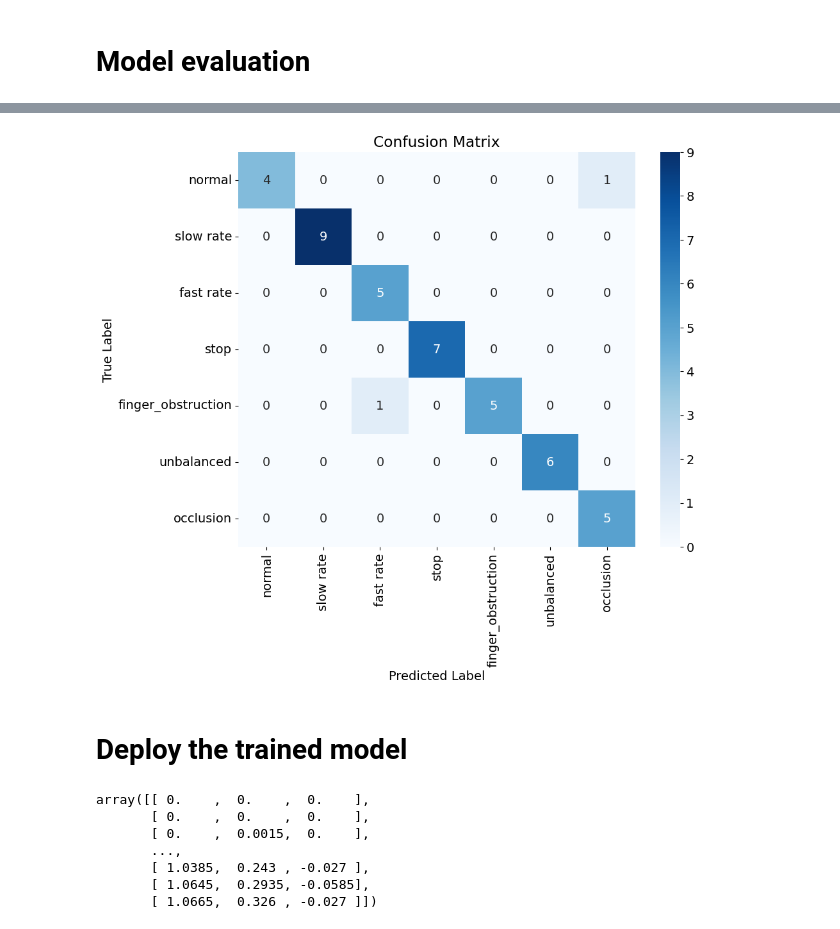
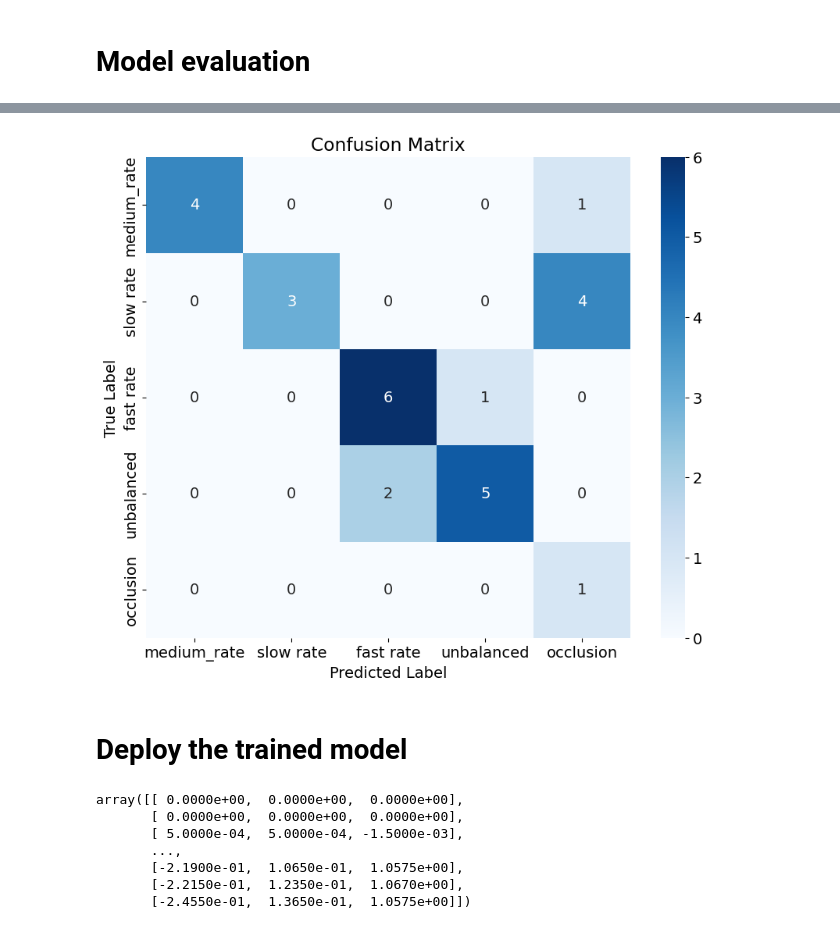
Before and after one commit to dauhoangganh/ADXL382_Pico_Streamlit_Example, a Jupyter notebook: CNN_LSTM_stepping_motor_fault_classification_2.ipynb, the cells around one changed output, grey strips where cells are left out. Cells and saved outputs as stored; diff of their text form; code cells hidden in the pictures.

```diff
--- a/CNN_LSTM_stepping_motor_fault_classification_2.ipynb
+++ b/CNN_LSTM_stepping_motor_fault_classification_2.ipynb
@@ -68,15 +68,19 @@ SLOW_RATE_FILE_NAMES = glob.glob(str(INPUT_DATA_DIR)+'/Slow_rate/*.csv')
 FAST_RATE_FILE_NAMES = glob.glob(str(INPUT_DATA_DIR)+'/Fast_rate/*.csv')
 # STOP_FILE_NAMES = glob.glob(str(INPUT_DATA_DIR)+'/Stop/*.csv')
 # FINGER_OBSTRUCTION_FILE_NAMES = glob.glob(str(INPUT_DATA_DIR)+'/Finger_obstruction/*.csv')
-UNBALANCED_FILE_NAMES = glob.glob(str(INPUT_DATA_DIR)+'/Unbalanced/*.csv')
+UNBALANCED_FILE_NAMES = glob.glob(str(INPUT_DATA_DIR)+'/Unbalance/*.csv')
 OCCLUSION_FILE_NAMES = glob.glob(str(INPUT_DATA_DIR)+'/Occlusion/*.csv')
 # Output data path
 OUTPUT_DATA_DIR = Path('/content/drive/MyDrive/checkpoints')
 OUTPUT_DATA_FILE = OUTPUT_DATA_DIR / Path('raw_data.p')
 
+# Dataset = namedtuple(
+#     'Dataset',
+#     'medium_rate slow_rate fast_rate stop finger_obstruction unbalanced occlusion'
+#     )
 Dataset = namedtuple(
     'Dataset',
-    'medium_rate slow_rate fast_rate stop finger_obstruction unbalanced occlusion'
+    'medium_rate slow_rate fast_rate unbalanced occlusion'
     )
 # %%
 from pathlib import Path
@@ -430,7 +446,7 @@ OPTIMIZER = 'adam'
 EPOCHS = 300
 
 # Multi-class classification
-OUTPUT_SIZE = 7 #7 labels for classification
+OUTPUT_SIZE = 5 #5 labels for classification
 ACTIVATION = 'softmax'
 LOSS_FUNCTION = 'sparse_categorical_crossentropy'
 
@@ -438,7 +454,7 @@ LOSS_FUNCTION = 'sparse_categorical_crossentropy'
 OUTPUT_MODEL_DIR = Path('/content/drive/MyDrive/output')
 
 # Scaler file path
-OUTPUT_SCALER_FILE = OUTPUT_MODEL_DIR / Path('scaler_2.pkl')
+OUTPUT_SCALER_FILE = OUTPUT_MODEL_DIR / Path('scaler.pkl')
 # %%
 def get_save_train_test_data(raw_data: Dataset, n_noise_points = 50) -> ProcessedDataset:
     '''
@@ -448,6 +464,7 @@ def get_save_train_test_data(raw_data: Dataset, n_noise_points = 50) -> Processe
     params:
     ---
     dataset (Dataset): raw data set from data_acquisition module
+    n_noise_points : number of data points to remove at the beginning of the dataset due to ringing
 
     returns:
     ---
@@ -465,8 +482,8 @@ def get_save_train_test_data(raw_data: Dataset, n_noise_points = 50) -> Processe
         data_medium_rate = _downSampler(raw_data.medium_rate[:, n_noise_points:, :], 0, RESAMPLE_RATE)
         data_slow_rate = _downSampler(raw_data.slow_rate[:, n_noise_points:, :], 0, RESAMPLE_RATE)
         data_fast_rate = _downSampler(raw_data.fast_rate[:, n_noise_points:, :], 0, RESAMPLE_RATE)
-        data_stop = _downSampler(raw_data.stop[:, n_noise_points:, :], 0, RESAMPLE_RATE)
-        data_finger_obstruction = _downSampler(raw_data.finger_obstruction[:, n_noise_points:, :], 0, RESAMPLE_RATE)
+        # data_stop = _downSampler(raw_data.stop[:, n_noise_points:, :], 0, RESAMPLE_RATE)
+        # data_finger_obstruction = _downSampler(raw_data.finger_obstruction[:, n_noise_points:, :], 0, RESAMPLE_RATE)
         data_unbalanced = _downSampler(raw_data.unbalanced[:, n_noise_points:, :], 0, RESAMPLE_RATE)
         data_occlusion = _downSampler(raw_data.occlusion[:, n_noise_points:, :], 0, RESAMPLE_RATE)
 
@@ -474,8 +491,8 @@ def get_save_train_test_data(raw_data: Dataset, n_noise_points = 50) -> Processe
         data_medium_rate = apply_wiener_filter(data_medium_rate)
         data_slow_rate = apply_wiener_filter(data_slow_rate)
         data_fast_rate = apply_wiener_filter(data_fast_rate)
-        data_stop = apply_wiener_filter(data_stop)
-        data_finger_obstruction = apply_wiener_filter(data_finger_obstruction)
+        # data_stop = apply_wiener_filter(data_stop)
+        # data_finger_obstruction = apply_wiener_filter(data_finger_obstruction)
         data_unbalanced = apply_wiener_filter(data_unbalanced)
         data_occlusion = apply_wiener_filter(data_occlusion)
 
@@ -483,14 +500,14 @@ def get_save_train_test_data(raw_data: Dataset, n_noise_points = 50) -> Processe
         y_1 = np.zeros(int(len(data_medium_rate)), dtype=int)
         y_2 = np.full(int(len(data_slow_rate)), 1)
         y_3 = np.full(int(len(data_fast_rate)), 2)
-        y_4 = np.full(int(len(data_stop)), 3)
-        y_5 = np.full(int(len(data_finger_obstruction)), 4)
-        y_6 = np.full(int(len(data_unbalanced)), 5)
-        y_7 = np.full(int(len(data_occlusion)), 6)
+        # y_4 = np.full(int(len(data_stop)), 3)
+        # y_5 = np.full(int(len(data_finger_obstruction)), 4)
+        y_4 = np.full(int(len(data_unbalanced)), 3)
+        y_5 = np.full(int(len(data_occlusion)), 4)
 
-        y = np.concatenate((y_1, y_2, y_3, y_4, y_5, y_6, y_7))
+        y = np.concatenate((y_1, y_2, y_3, y_4, y_5))
 
-        X = np.concatenate((data_medium_rate, data_slow_rate, data_fast_rate, data_stop, data_finger_obstruction, data_unbalanced, data_occlusion))
+        X = np.concatenate((data_medium_rate, data_slow_rate, data_fast_rate, data_unbalanced, data_occlusion))
 
         print(f"Spliting data to a test size of: {DATA_TEST_SIZE}")
 
@@ -672,7 +691,7 @@ from tensorflow.keras.models import load_model
 # y_test = np.array(train_test_data.y_test)
 
 # Loading the model and checking accuracy on the test data
-model_path = OUTPUT_MODEL_DIR / Path('best_model_2.keras')
+model_path = OUTPUT_MODEL_DIR / Path('best_model.keras')
 model = load_model(model_path)
 
 #model.predict(X_test) produces the predicted probabilities for each class for every sample in X_test.
@@ -686,34 +705,32 @@ print(accuracy_score(y_test, test_preds))
 # %%
 # prompt: create confusion matrix for my evaluation result
 
 import matplotlib.pyplot as plt
 from sklearn.metrics import confusion_matrix
 import seaborn as sns
 
 # Create the confusion matrix
 conf_matrix = confusion_matrix(y_test, test_preds)
 
 
 # # Comparing the actual values versus the predicted values
 data_dict = {
     0: 'medium_rate',
     1: 'slow rate',
     2: 'fast rate',
-    3: 'stop',
-    4: 'finger_obstruction',
-    5: 'unbalanced',
-    6: 'occlusion'
+    3: 'unbalanced',
+    4: 'occlusion'
     }
 # Plot the confusion matrix using seaborn
 plt.figure(figsize=(10, 8))
 sns.heatmap(conf_matrix, annot=True, fmt='d', cmap='Blues',
             xticklabels=data_dict.values(), yticklabels=data_dict.values())
 plt.xlabel('Predicted Label')
 plt.ylabel('True Label')
 plt.title('Confusion Matrix')
 plt.show()
 # %% [output]
-[figure, old version]
+[figure, new version]
 # %% [markdown]
 # **Deploy the trained model**
 # %%
@@ -721,16 +738,16 @@ import pandas as pd
 import joblib
 
 
-sensor_data = pd.read_csv('/content/occlusion.csv', header=0).values
+sensor_data = pd.read_csv('/content/unbalance_2.csv', header=0).values
 sensor_data
 # %% [output]
-array([[ 0.    ,  0.    ,  0.    ],
-       [ 0.    ,  0.    ,  0.    ],
-       [ 0.    ,  0.0015,  0.    ],
+array([[ 0.0000e+00,  0.0000e+00,  0.0000e+00],
+       [ 0.0000e+00,  0.0000e+00,  0.0000e+00],
+       [ 5.0000e-04,  5.0000e-04, -1.5000e-03],
        ...,
-       [ 1.0385,  0.243 , -0.027 ],
-       [ 1.0645,  0.2935, -0.0585],
-       [ 1.0665,  0.326 , -0.027 ]])
+       [-2.1900e-01,  1.0650e-01,  1.0575e+00],
+       [-2.2150e-01,  1.2350e-01,  1.0670e+00],
+       [-2.4550e-01,  1.3650e-01,  1.0575e+00]])
 # %%
 sensor_data.shape
 # %% [output]
```
Also changed, not shown: parts of 21 cells of this notebook.
